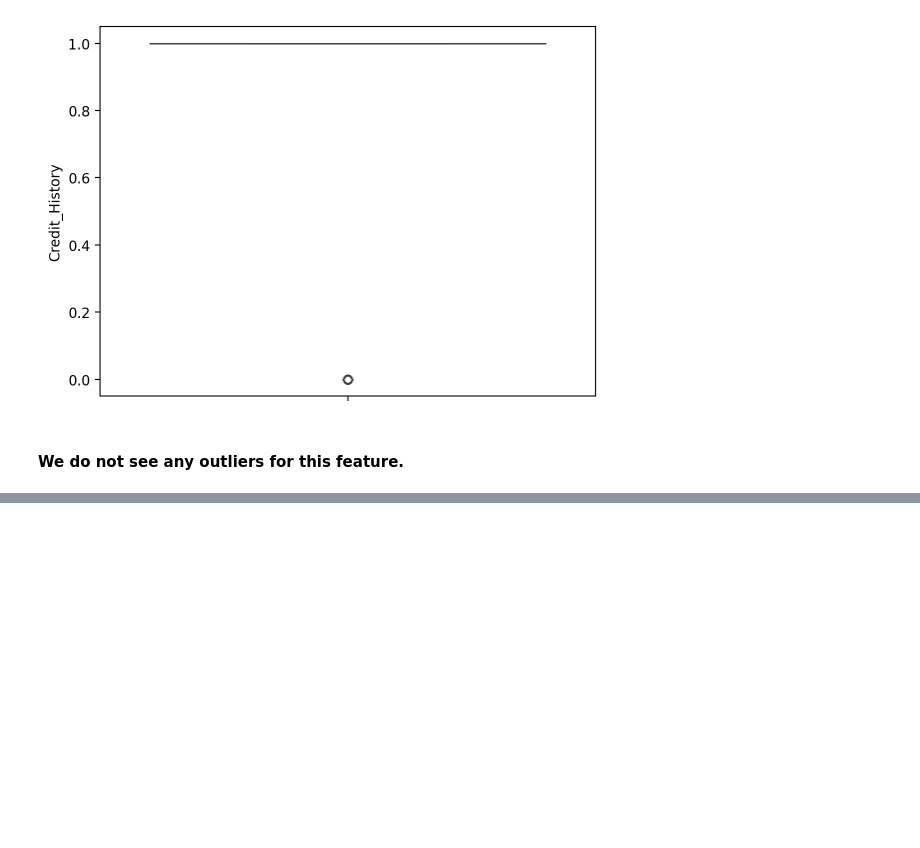
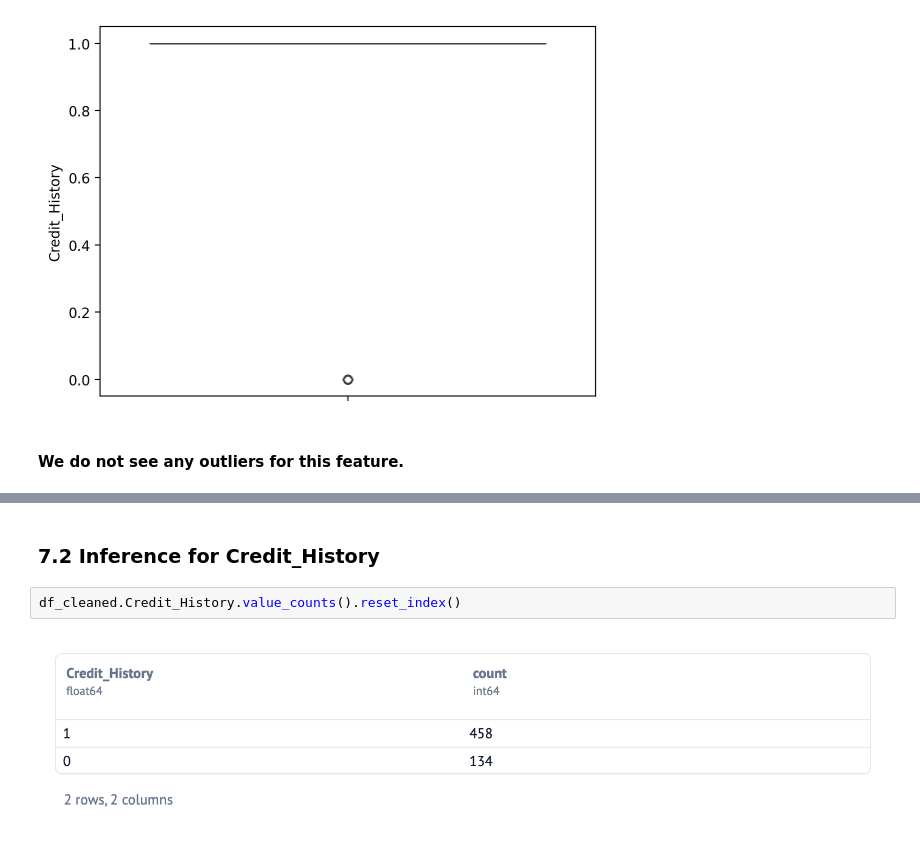
Before and after one commit to ananddiv/loan_app, a Jupyter notebook: notebooks/__marimo__/00_Initial_EDA.ipynb, the cells around one changed output, grey strips where cells are left out. Drawn from its saved outputs; the diff is of its cells as text; blank space fills up the shorter version.

```diff
--- a/notebooks/__marimo__/00_Initial_EDA.ipynb
+++ b/notebooks/__marimo__/00_Initial_EDA.ipynb
@@ -610,0 +653,6 @@ spark.stop()
+# %% [markdown]
+### 7.2 Inference for Credit_History
+# %%
+df_cleaned.Credit_History.value_counts().reset_index()
+# %% [output]
+[figure, added]
```
Also changed, not shown: parts of 31 cells of this notebook, 11 other files.
